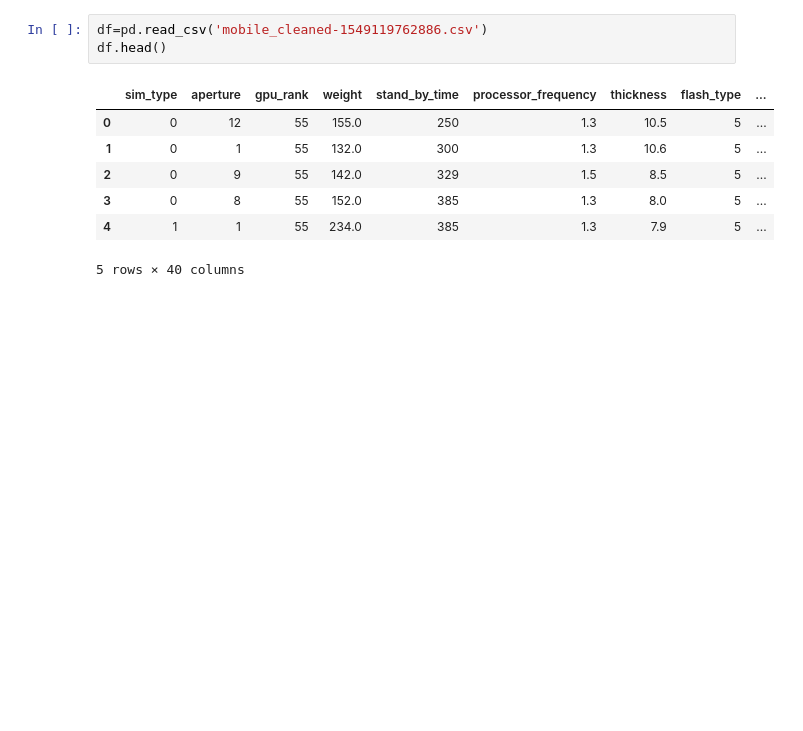
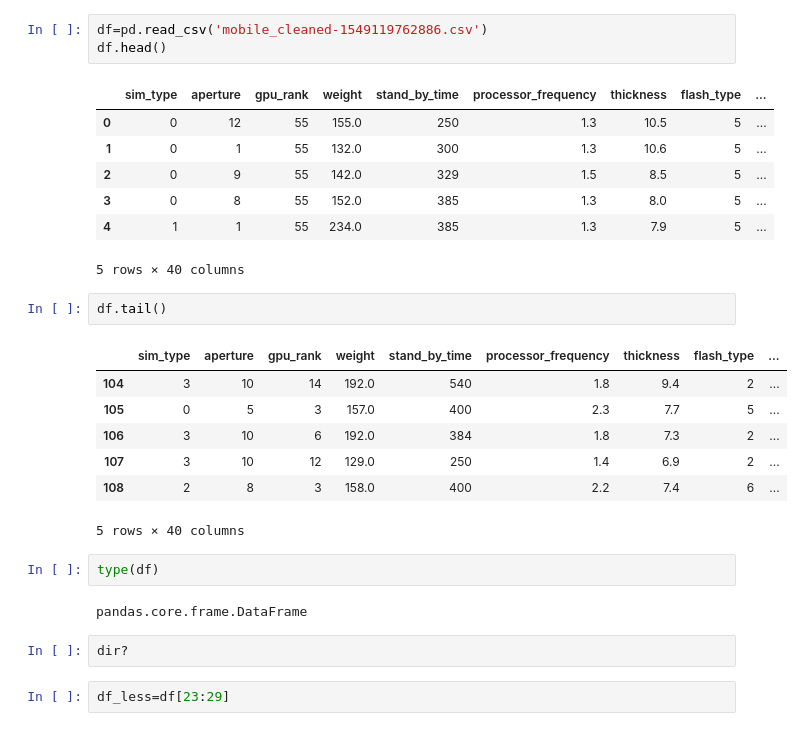
Before and after one commit to Srijeyarankesh/Rep, a Jupyter notebook: DL/Pandas.ipynb, the cells around one changed output. Cells and saved outputs as stored; diff of their text form; blank space fills up the shorter version.

Commit message:
Pandas by Sreesh himself

```diff
--- a/DL/Pandas.ipynb
+++ b/DL/Pandas.ipynb
@@ -16,3 +16,21 @@ df.head()
 | 3 | 0 | 8 | 55 | 152.0 | 385 | 1.3 | 8.0 | 5 | ... |
 | 4 | 1 | 1 | 55 | 234.0 | 385 | 1.3 | 7.9 | 5 | ... |
 5 rows × 40 columns
+# %%
+df.tail()
+# %% [output]
+|  | sim_type | aperture | gpu_rank | weight | stand_by_time | processor_frequency | thickness | flash_type | ... |
+| 104 | 3 | 10 | 14 | 192.0 | 540 | 1.8 | 9.4 | 2 | ... |
+| 105 | 0 | 5 | 3 | 157.0 | 400 | 2.3 | 7.7 | 5 | ... |
+| 106 | 3 | 10 | 6 | 192.0 | 384 | 1.8 | 7.3 | 2 | ... |
+| 107 | 3 | 10 | 12 | 129.0 | 250 | 1.4 | 6.9 | 2 | ... |
+| 108 | 2 | 8 | 3 | 158.0 | 400 | 2.2 | 7.4 | 6 | ... |
+5 rows × 40 columns
+# %%
+type(df)
+# %% [output]
+pandas.core.frame.DataFrame
+# %%
+dir?
+# %%
+df_less=df[23:29]
```
Also changed, not shown: parts of 29 cells of this notebook.
